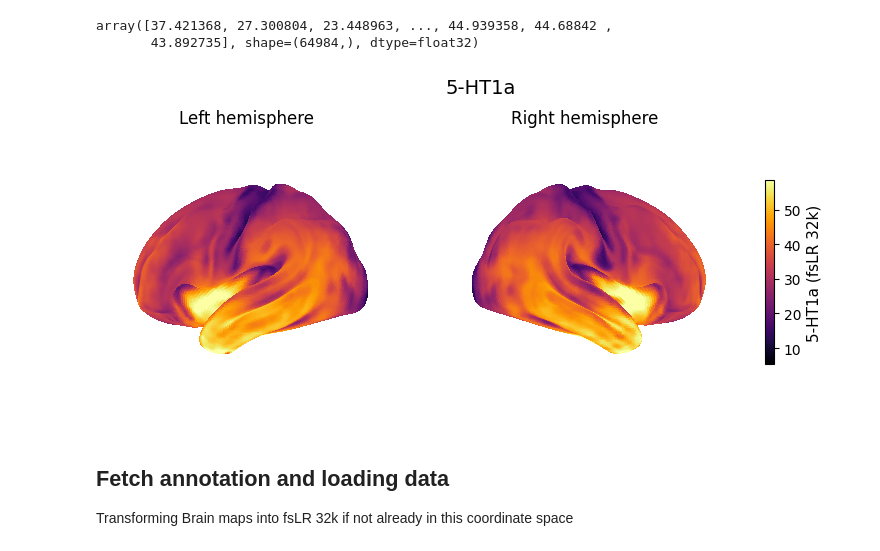
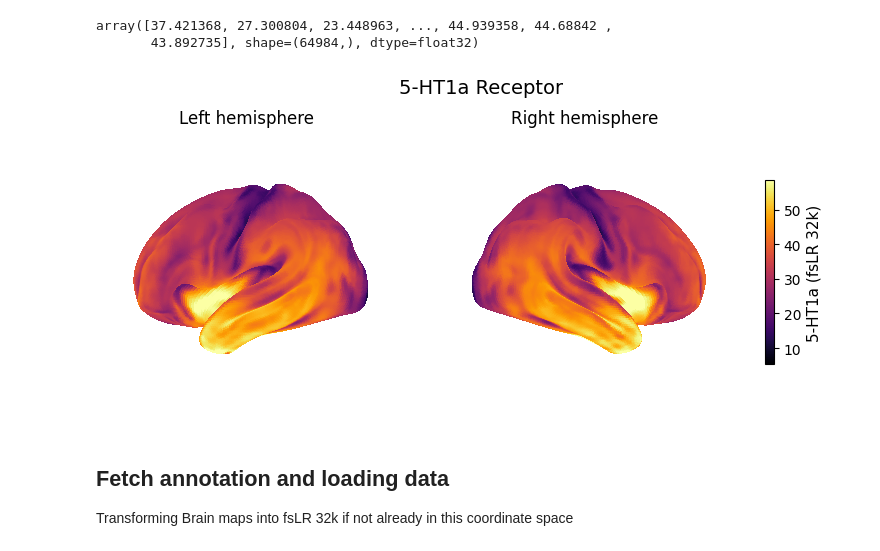
Before and after one commit to kesouder/BrainMap_Analysis, a Jupyter notebook: starer.ipynb, the cells around one changed output. Saved outputs shown, nothing was run; the diff lists cells and outputs as text; code cells hidden in the pictures.

Commit message:
plotting notebook for poster

```diff
--- a/starer.ipynb
+++ b/starer.ipynb
@@ -176,35 +189,35 @@ plotting.plot_surf(
     cmap='inferno',
     vmin=vmin,
     vmax=vmax,
     colorbar=False,
     axes=ax1,
     title='Left hemisphere'
 )
 
 # right hemi
 ax2 = fig.add_subplot(1, 2, 2, projection='3d')
 plotting.plot_surf(
     surf_mesh=surf_r,
     surf_map=data_r,
     hemi='right',
     view='lateral',
     cmap='inferno',
     vmin=vmin,
     vmax=vmax,
     colorbar=False,
     axes=ax2,
     title='Right hemisphere'
 )
 # color bar
 sm = plt.cm.ScalarMappable(cmap='inferno')
 sm.set_clim(vmin, vmax)
 cbar = fig.colorbar(sm, ax=[ax1, ax2], shrink=0.6, location='right')
 cbar.set_label('5-HT1a (fsLR 32k)', fontsize=11)
 
-plt.suptitle("5-HT1a", fontsize=14)
+plt.suptitle("5-HT1a Receptor", fontsize=14)
 plt.show()
 # %% [output]
-[figure, old version]
+[figure, new version]
 # %% [markdown]
 ## Fetch annotation and loading data
 
```
Also changed, not shown: parts of 1 cell of this notebook, 1 other file.
